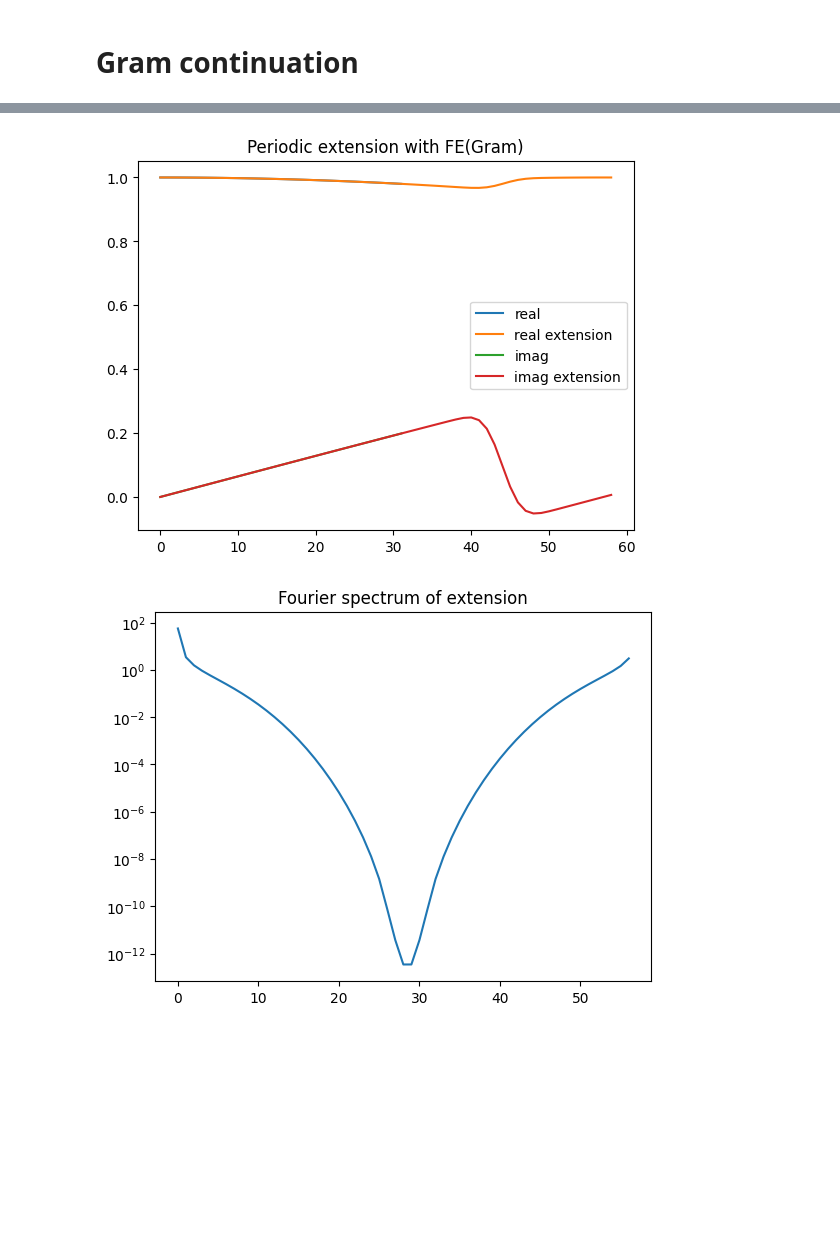
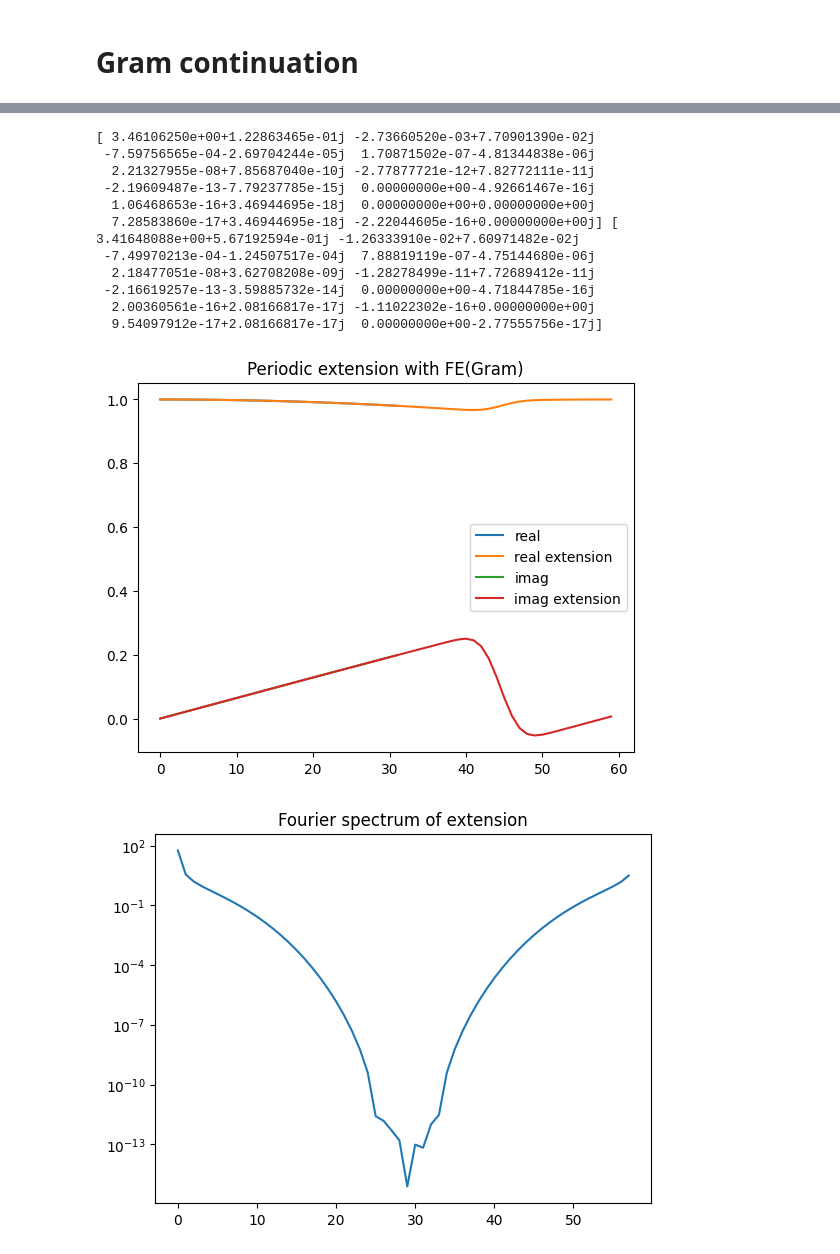
Before and after one commit to KunkelAlexander/fdm-hybrid-scheme, a Jupyter notebook: demonstration/GramContinuation.ipynb, the cells around one changed output, grey strips where cells are left out. Saved outputs shown, nothing was run; the diff lists cells and outputs as text; code cells hidden in the pictures; blank space fills up the shorter version.

```diff
--- a/demonstration/GramContinuation.ipynb
+++ b/demonstration/GramContinuation.ipynb
@@ -5,9 +5,13 @@ import matplotlib.pyplot as plt
 import numpy as np
 import scipy
 
-F = np.fromfile("/home/calab912/Documents/fdm-hybrid-scheme/demonstration/nD=10_nd=27_g=63_Gamma=150.bin").reshape(20, 70)
-Fe = F[:10, :]
-Fo = F[10:, :]
-Pl = np.fromfile("/home/calab912/Documents/fdm-hybrid-scheme/demonstration/Pleft_nD=10.bin").reshape(10, 10)
-Pr = np.fromfile("/home/calab912/Documents/fdm-hybrid-scheme/demonstration/Pright_nD=10.bin").reshape(10, 10)
+nD    = 12
+nd    = 28
+g     = 63
+Gamma = 150
+F = np.fromfile(f"/home/calab912/Documents/fdm-hybrid-scheme/demonstration/nD={nD}_nd={nd}_g={g}_Gamma={Gamma}.bin").reshape(nD * 2, 2 * nD + 2 * nd - 4)
+Fe = F[:nD, :]
+Fo = F[nD:, :]
+Pl = np.fromfile(f"/home/calab912/Documents/fdm-hybrid-scheme/demonstration/Pleft_nD={nD}.bin").reshape(nD, nD)
+Pr = np.fromfile(f"/home/calab912/Documents/fdm-hybrid-scheme/demonstration/Pright_nD={nD}.bin").reshape(nD, nD)
 # %%
@@ -26,42 +31,56 @@ plt.show()
 # %%
-m      = 10
+
 n      = 10
-nDelta = 10
-nd     = 27
-Gamma  = 150
-g      = 63
+nDelta = nD
 
 n = 32
 x = np.linspace(0, 0.2, n)
 
 leftBoundary  = x[       :nDelta]
 rightBoundary = x[-nDelta:      ]
 
 f = np.exp(1j*1*x)
 
 fl = f[:nDelta]
 fr = f[-nDelta:]
 
 al     = Pl @ fl
 ar     = Pr @ fr
+m      = 5
+
+print(al, ar)
+
+al[m+1:] = 0
+ar[m+1:] = 0
 fpl    = al @ Pl
 fpr    = ar @ Pr
 fmatch = (al + ar)/2 @ Fe + (ar - al)/2 @ Fo
 
 fdp = np.concatenate([fpl, f[nDelta:-nDelta], fpr, fmatch[nDelta:nDelta + nd]])
 
 plt.title("Periodic extension with FE(Gram)")
 plt.plot(f.real, label="real")
 plt.plot(fdp.real, label="real extension")
 plt.plot(f.imag, label="imag")
 plt.plot(fdp.imag, label="imag extension")
 plt.legend()
 plt.show()
 
 plt.title("Fourier spectrum of extension")
 plt.yscale("log")
 plt.plot(np.abs(scipy.fft.fft(fdp[:-2])))
 plt.show()
 # %% [output]
+[ 3.46106250e+00+1.22863465e-01j -2.73660520e-03+7.70901390e-02j
+ -7.59756565e-04-2.69704244e-05j  1.70871502e-07-4.81344838e-06j
+  2.21327955e-08+7.85687040e-10j -2.77877721e-12+7.82772111e-11j
+ -2.19609487e-13-7.79237785e-15j  0.00000000e+00-4.92661467e-16j
+  1.06468653e-16+3.46944695e-18j  0.00000000e+00+0.00000000e+00j
+  7.28583860e-17+3.46944695e-18j -2.22044605e-16+0.00000000e+00j] [ 3.41648088e+00+5.67192594e-01j -1.26333910e-02+7.60971482e-02j
+ -7.49970213e-04-1.24507517e-04j  7.88819119e-07-4.75144680e-06j
+  2.18477051e-08+3.62708208e-09j -1.28278499e-11+7.72689412e-11j
+ -2.16619257e-13-3.59885732e-14j  0.00000000e+00-4.71844785e-16j
+  2.00360561e-16+2.08166817e-17j -1.11022302e-16+0.00000000e+00j
+  9.54097912e-17+2.08166817e-17j  0.00000000e+00-2.77555756e-17j]
-[figure, old version]
+[figure, new version]
-[figure, old version]
+[figure, new version]
```
Also changed, not shown: parts of 2 cells of this notebook, 31 other files.
